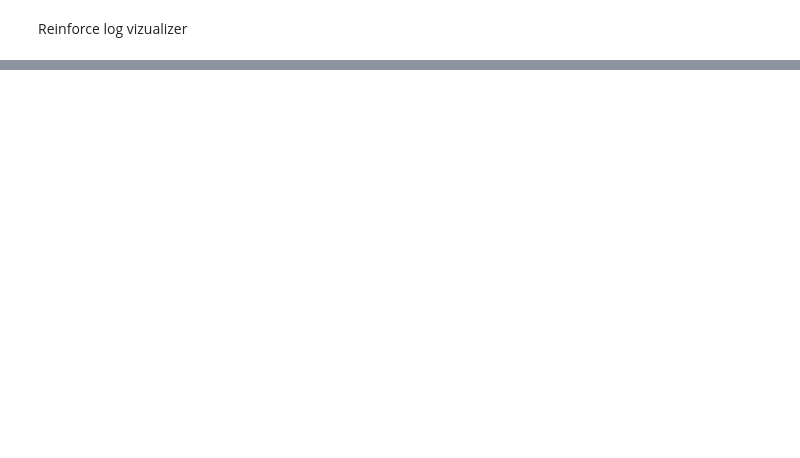
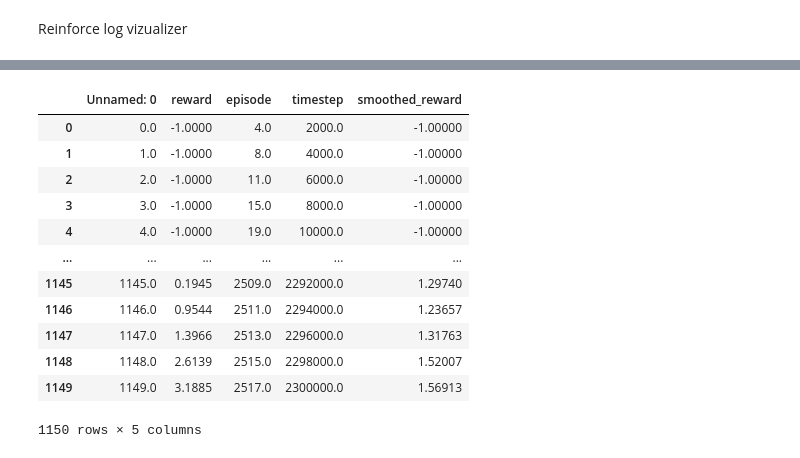
Before and after one commit to joaoMartinSaquet/SmartDartCorrector, a Jupyter notebook: viz.ipynb, the cells around one changed output, grey strips where cells are left out. Drawn from its saved outputs; the diff is of its cells as text; code cells hidden in the pictures; blank space fills up the shorter version.

```diff
--- a/viz.ipynb
+++ b/viz.ipynb
@@ -217,0 +51,16 @@ plt.show()
+# %%
+df.where(df['timestep'] <= 2.3e6).dropna(how='all')
+# %% [output]
+|  | Unnamed: 0 | reward | episode | timestep | smoothed_reward |
+| 0 | 0.0 | -1.0000 | 4.0 | 2000.0 | -1.00000 |
+| 1 | 1.0 | -1.0000 | 8.0 | 4000.0 | -1.00000 |
+| 2 | 2.0 | -1.0000 | 11.0 | 6000.0 | -1.00000 |
+| 3 | 3.0 | -1.0000 | 15.0 | 8000.0 | -1.00000 |
+| 4 | 4.0 | -1.0000 | 19.0 | 10000.0 | -1.00000 |
+| ... | ... | ... | ... | ... | ... |
+| 1145 | 1145.0 | 0.1945 | 2509.0 | 2292000.0 | 1.29740 |
+| 1146 | 1146.0 | 0.9544 | 2511.0 | 2294000.0 | 1.23657 |
+| 1147 | 1147.0 | 1.3966 | 2513.0 | 2296000.0 | 1.31763 |
+| 1148 | 1148.0 | 2.6139 | 2515.0 | 2298000.0 | 1.52007 |
+| 1149 | 1149.0 | 3.1885 | 2517.0 | 2300000.0 | 1.56913 |
+1150 rows × 5 columns
```
Also changed, not shown: parts of 8 cells of this notebook, 7 other files.
